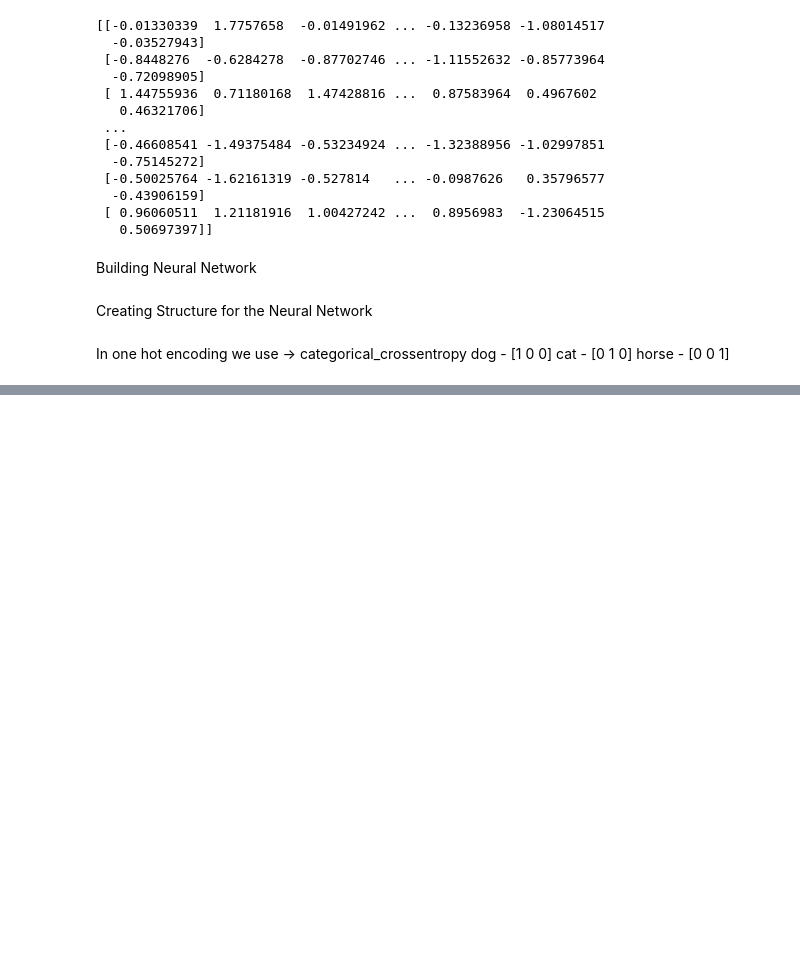
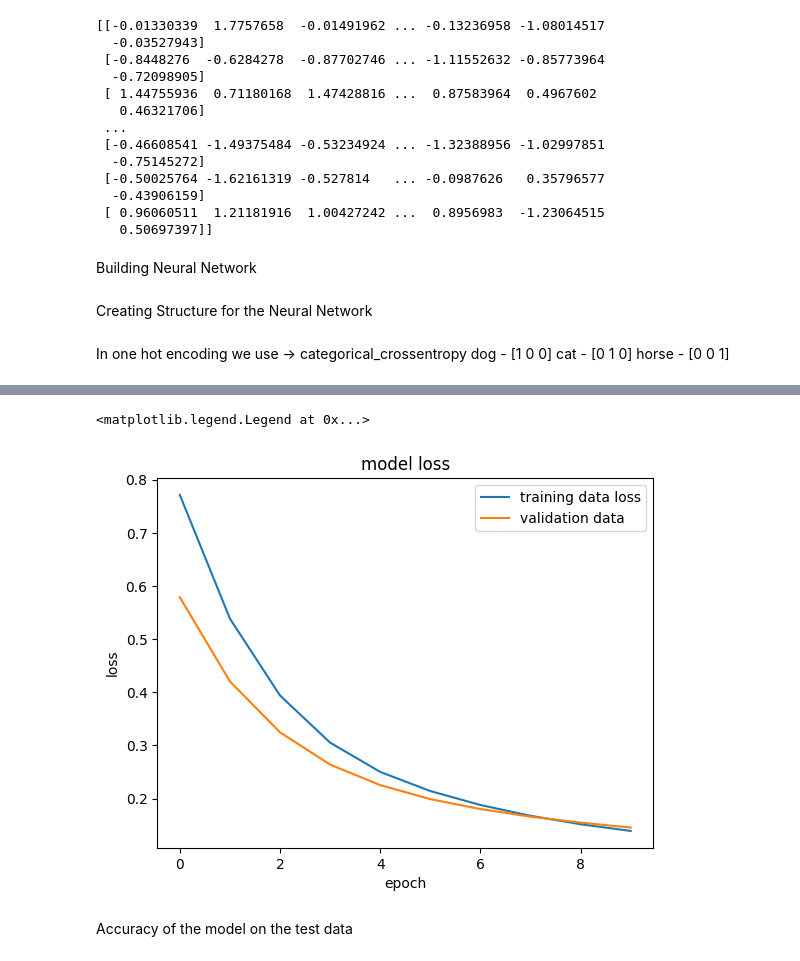
Before and after one commit to GarimaUttam/Breast_Cancer_Classi_Neural_Network, a Jupyter notebook: main.ipynb, the cells around one changed output, grey strips where cells are left out. Cells and saved outputs as stored; diff of their text form; code cells hidden in the pictures; blank space fills up the shorter version.

```diff
--- a/main.ipynb
+++ b/main.ipynb
@@ -250,0 +265,14 @@ Epoch 10/10
+# %%
+plt.plot(history.history['loss'])
+plt.plot(history.history['val_loss'])
+
+plt.title('model loss')
+plt.ylabel('loss')
+plt.xlabel('epoch')
+
+plt.legend(['training data loss', 'validation data'], loc = 'upper right')
+# %% [output]
+<matplotlib.legend.Legend at 0x...>
+[figure, added]
+# %% [markdown]
+Accuracy of the model on the test data
```
Also changed, not shown: parts of 12 cells of this notebook.
